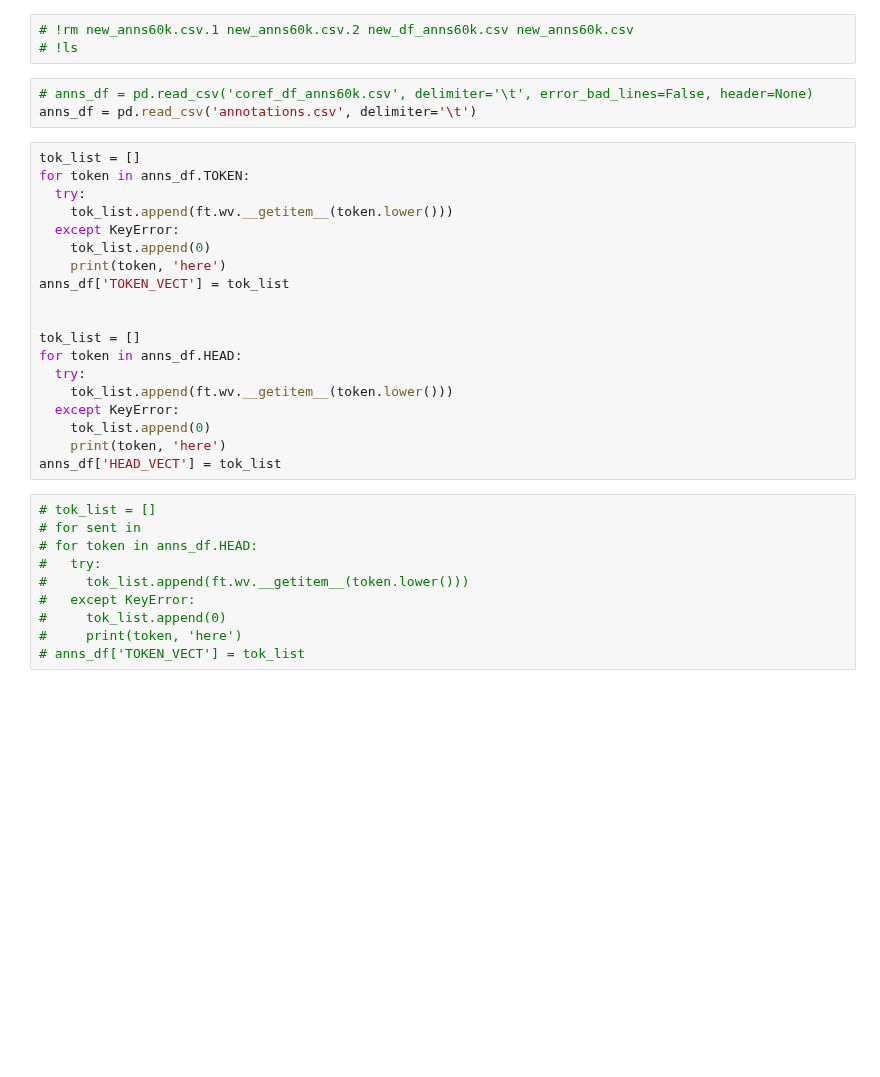
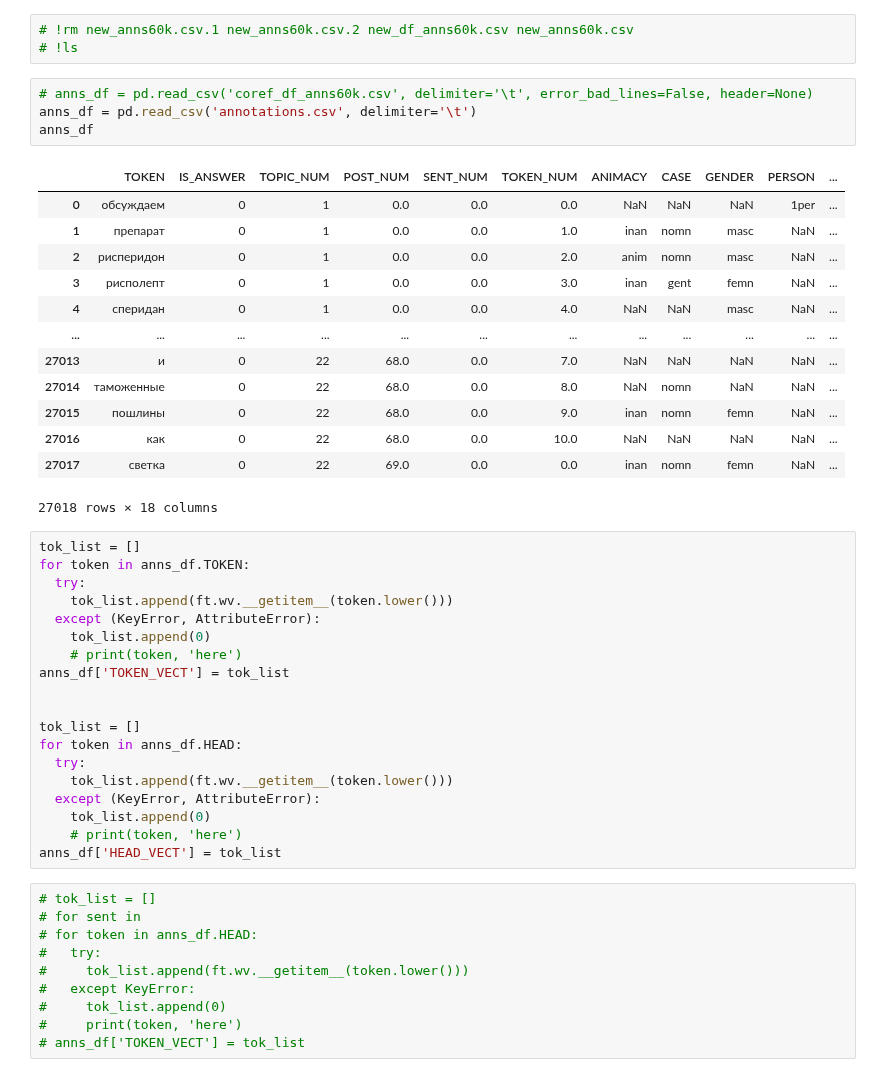
Before and after one commit to DmitryKutsev/cross-document_coreference, a Jupyter notebook: classifiers/ml_classifiers.ipynb, the cells around one changed output. Cells and saved outputs as stored; diff of their text form; blank space fills up the shorter version.

```diff
--- a/classifiers/ml_classifiers.ipynb
+++ b/classifiers/ml_classifiers.ipynb
@@ -154,14 +156,29 @@ vvv
 # %%
 # anns_df = pd.read_csv('coref_df_anns60k.csv', delimiter='\t', error_bad_lines=False, header=None)
 anns_df = pd.read_csv('annotations.csv', delimiter='\t')
+anns_df
+# %% [output]
+|  | TOKEN | IS_ANSWER | TOPIC_NUM | POST_NUM | SENT_NUM | TOKEN_NUM | ANIMACY | CASE | GENDER | PERSON | ... |
+| 0 | обсуждаем | 0 | 1 | 0.0 | 0.0 | 0.0 | NaN | NaN | NaN | 1per | ... |
+| 1 | препарат | 0 | 1 | 0.0 | 0.0 | 1.0 | inan | nomn | masc | NaN | ... |
+| 2 | рисперидон | 0 | 1 | 0.0 | 0.0 | 2.0 | anim | nomn | masc | NaN | ... |
+| 3 | рисполепт | 0 | 1 | 0.0 | 0.0 | 3.0 | inan | gent | femn | NaN | ... |
+| 4 | сперидан | 0 | 1 | 0.0 | 0.0 | 4.0 | NaN | NaN | masc | NaN | ... |
+| ... | ... | ... | ... | ... | ... | ... | ... | ... | ... | ... | ... |
+| 27013 | и | 0 | 22 | 68.0 | 0.0 | 7.0 | NaN | NaN | NaN | NaN | ... |
+| 27014 | таможенные | 0 | 22 | 68.0 | 0.0 | 8.0 | NaN | nomn | NaN | NaN | ... |
+| 27015 | пошлины | 0 | 22 | 68.0 | 0.0 | 9.0 | inan | nomn | femn | NaN | ... |
+| 27016 | как | 0 | 22 | 68.0 | 0.0 | 10.0 | NaN | NaN | NaN | NaN | ... |
+| 27017 | светка | 0 | 22 | 69.0 | 0.0 | 0.0 | inan | nomn | femn | NaN | ... |
+27018 rows × 18 columns
 # %%
 tok_list = []
 for token in anns_df.TOKEN:
   try:
     tok_list.append(ft.wv.__getitem__(token.lower()))
-  except KeyError:
+  except (KeyError, AttributeError):
     tok_list.append(0)
-    print(token, 'here')
+    # print(token, 'here')
 anns_df['TOKEN_VECT'] = tok_list
 
 
@@ -169,9 +186,9 @@ tok_list = []
 for token in anns_df.HEAD:
   try:
     tok_list.append(ft.wv.__getitem__(token.lower()))
-  except KeyError:
+  except (KeyError, AttributeError):
     tok_list.append(0)
-    print(token, 'here')
+    # print(token, 'here')
 anns_df['HEAD_VECT'] = tok_list
 # %%
 # tok_list = []
```
Also changed, not shown: parts of 6 cells of this notebook.
